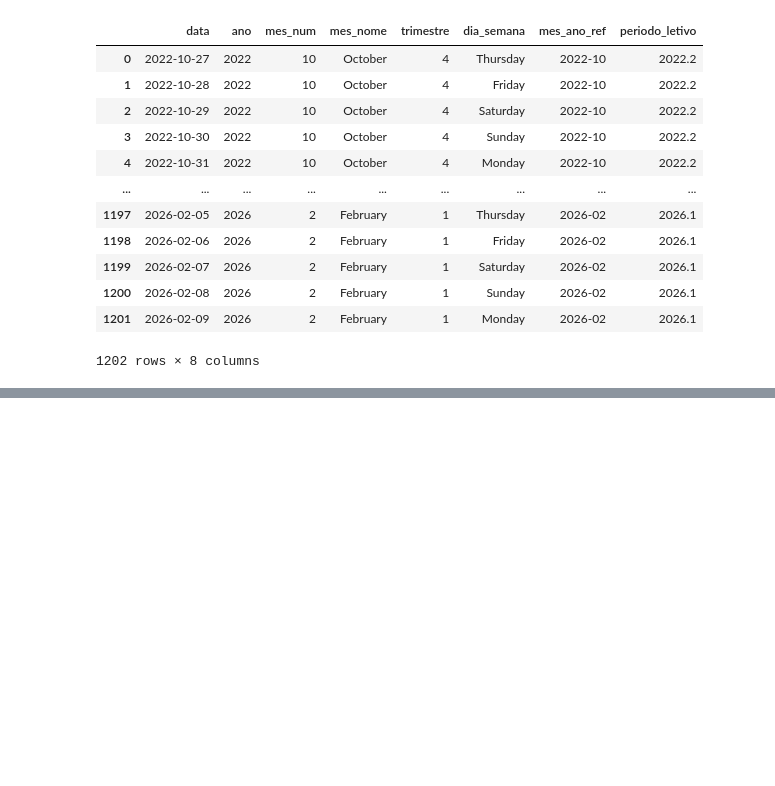
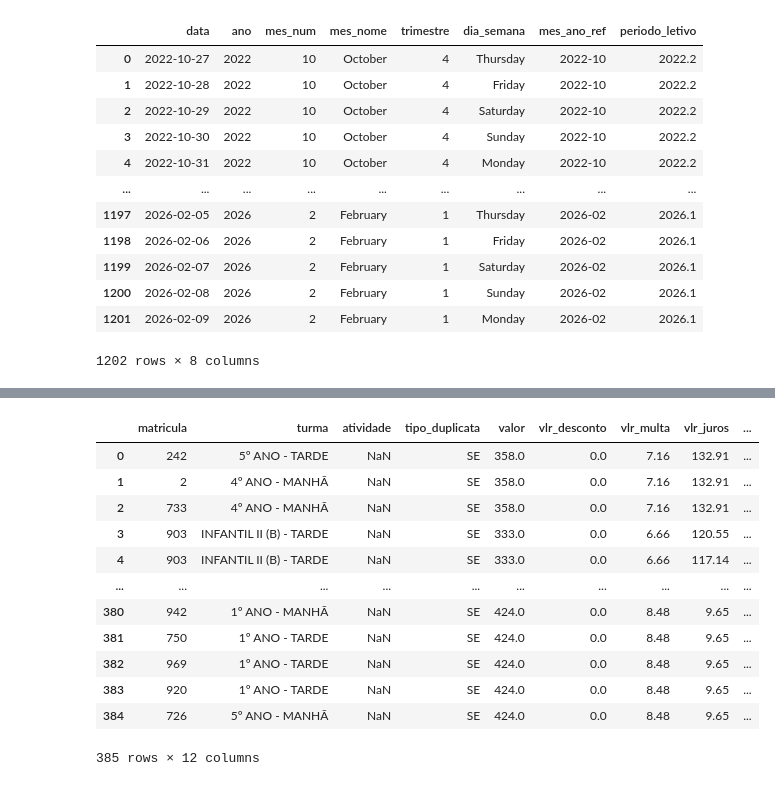
Before and after one commit to iagonmic/school-debt-analysis, a Jupyter notebook: etl.ipynb, the cells around one changed output, grey strips where cells are left out. Saved outputs shown, nothing was run; the diff lists cells and outputs as text; code cells hidden in the pictures; blank space fills up the shorter version.

```diff
--- a/etl.ipynb
+++ b/etl.ipynb
@@ -215,3 +215,8 @@ d_calendario
 1202 rows × 8 columns
 # %%
 d_calendario.to_parquet('processed/dim_calendario.parquet', engine='pyarrow')
+# %%
+import pandas as pd
+
+adimplentes = pd.read_parquet('processed/fato_adimplentes.parquet')
+inadimplentes = pd.read_parquet('processed/fato_inadimplentes.parquet')
@@ -217,0 +254,17 @@ d_calendario.to_parquet('processed/dim_calendario.parquet', engine='pyarrow')
+# %%
+inadimplentes['status'] = 'Pendente'
+inadimplentes
+# %% [output]
+|  | matricula | turma | atividade | tipo_duplicata | valor | vlr_desconto | vlr_multa | vlr_juros | ... |
+| 0 | 242 | 5º ANO - TARDE | NaN | SE | 358.0 | 0.0 | 7.16 | 132.91 | ... |
+| 1 | 2 | 4º ANO - MANHÃ | NaN | SE | 358.0 | 0.0 | 7.16 | 132.91 | ... |
+| 2 | 733 | 4º ANO - MANHÃ | NaN | SE | 358.0 | 0.0 | 7.16 | 132.91 | ... |
+| 3 | 903 | INFANTIL II (B) - TARDE | NaN | SE | 333.0 | 0.0 | 6.66 | 120.55 | ... |
+| 4 | 903 | INFANTIL II (B) - TARDE | NaN | SE | 333.0 | 0.0 | 6.66 | 117.14 | ... |
+| ... | ... | ... | ... | ... | ... | ... | ... | ... | ... |
+| 380 | 942 | 1º ANO - MANHÃ | NaN | SE | 424.0 | 0.0 | 8.48 | 9.65 | ... |
+| 381 | 750 | 1º ANO - TARDE | NaN | SE | 424.0 | 0.0 | 8.48 | 9.65 | ... |
+| 382 | 969 | 1º ANO - TARDE | NaN | SE | 424.0 | 0.0 | 8.48 | 9.65 | ... |
+| 383 | 920 | 1º ANO - TARDE | NaN | SE | 424.0 | 0.0 | 8.48 | 9.65 | ... |
+| 384 | 726 | 5º ANO - MANHÃ | NaN | SE | 424.0 | 0.0 | 8.48 | 9.65 | ... |
+385 rows × 12 columns
```
Also changed, not shown: parts of 3 cells of this notebook.
